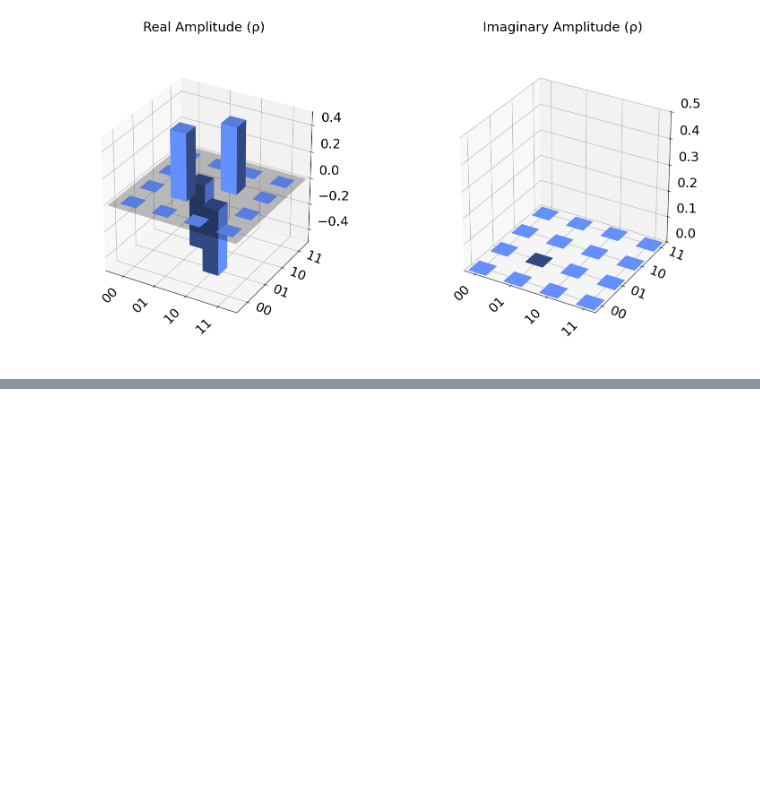
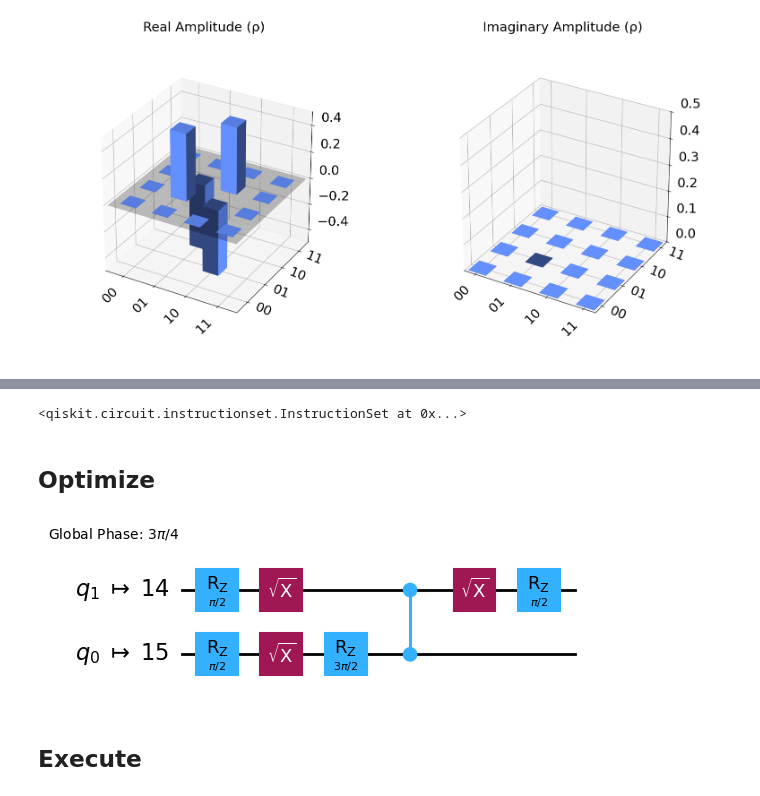
Before and after one commit to r-karra/learn-quantum-AI, a Jupyter notebook: your_first_quantum_experiment.ipynb, the cells around one changed output, grey strips where cells are left out. Drawn from its saved outputs; the diff is of its cells as text; code cells hidden in the pictures; blank space fills up the shorter version.

```diff
--- a/your_first_quantum_experiment.ipynb
+++ b/your_first_quantum_experiment.ipynb
@@ -330,0 +471,56 @@ Statevector:  Statevector([ 0.        +0.j, -0.70710678+0.j,  0.70710678+0.j,
+# %%
+# Import Qiskit Primitives
+
+from qiskit.quantum_info import SparsePauliOp
+
+# parameters
+J = 1.0 # antiferromagnetic coupling (J<0)
+hx = -0.5 # transverse field strength
+
+# 1. Define the Hamiltonian H = J Z1 Z2 + hx (X1 + X2)
+
+obs = SparsePauliOp.from_list([
+    ("ZZ", J),
+     ("XI", hx),
+      ("IX", hx)
+])
+# Make a Bell state: (|10> + |01>) / sqrt(2)
+qc = QuantumCircuit(2)
+qc.h(0)
+qc.cx(0, 1)
+qc.x(1)
+
+# # Make a Bell state: (|10> - |01>) / sqrt(2)
+# qc = QuantumCircuit(2)
+# qc.h(0)
+# qc.cx(0, 1)
+# qc.x(1)
+# qc.z(0)
+
+# # Make a Bell state: (|00> + |11>) / sqrt(2)
+# qc = QuantumCircuit(2)
+# qc.h(0)
+# qc.cx(0, 1)
+
+# # Make a Bell state: (|00> - |11>) / sqrt(2)
+# qc = QuantumCircuit(2)
+# qc.h(0)
+# qc.cx(0, 1)
+# qc.z(0)
+# %% [output]
+<qiskit.circuit.instructionset.InstructionSet at 0x...>
+# %% [markdown]
+## Optimize
+# %%
+from qiskit.transpiler.preset_passmanagers import generate_preset_pass_manager
+
+target = backend.target
+pm = generate_preset_pass_manager(target= target, optimization_level=3)
+qc_isa = pm.run(qc)
+obs_isa = obs.apply_layout(layout= qc_isa.layout)
+
+qc_isa.draw("mpl")
+# %% [output]
+[figure, added]
+# %% [markdown]
+## Execute
```
Also changed, not shown: parts of 17 cells of this notebook.
